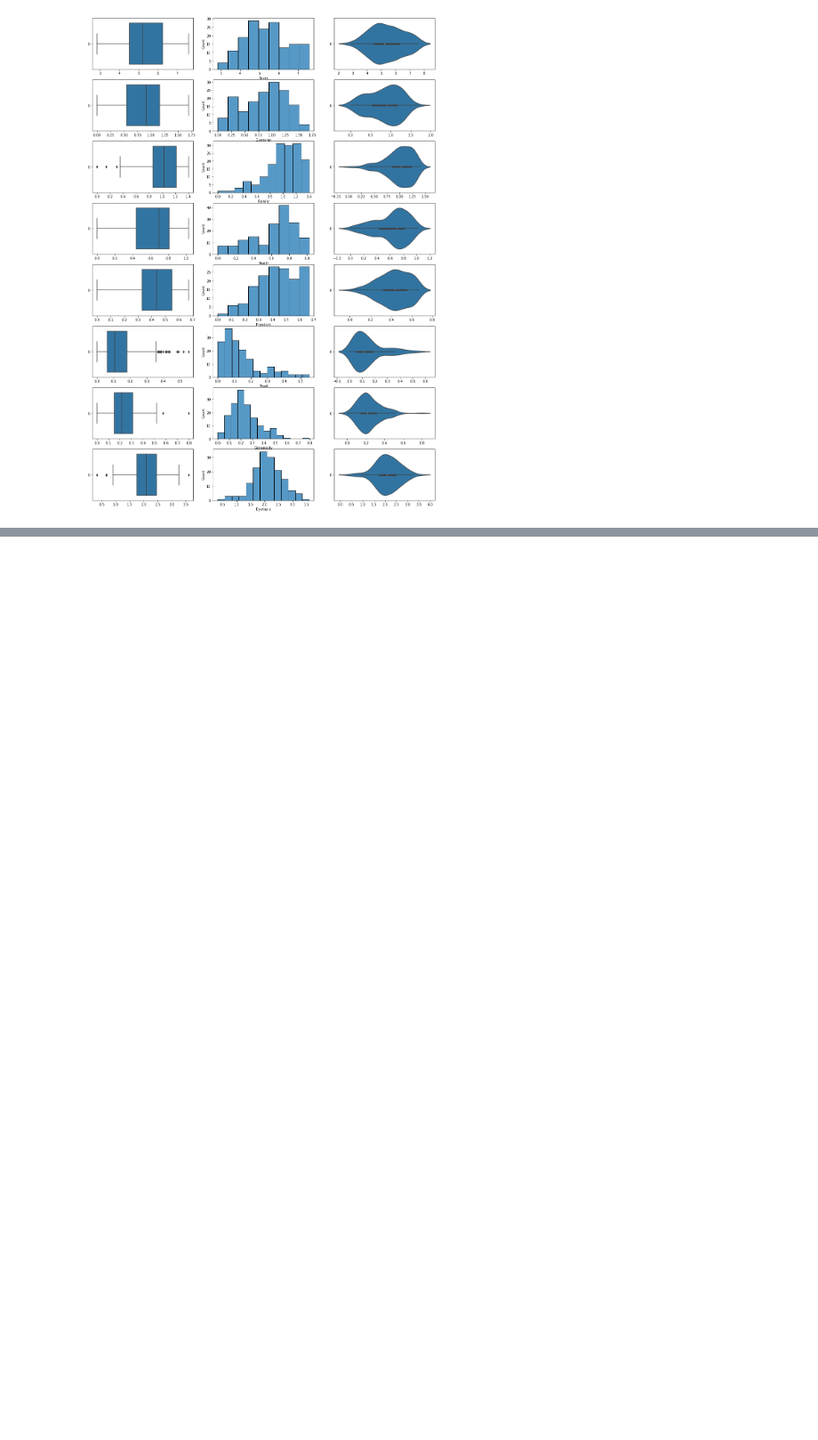
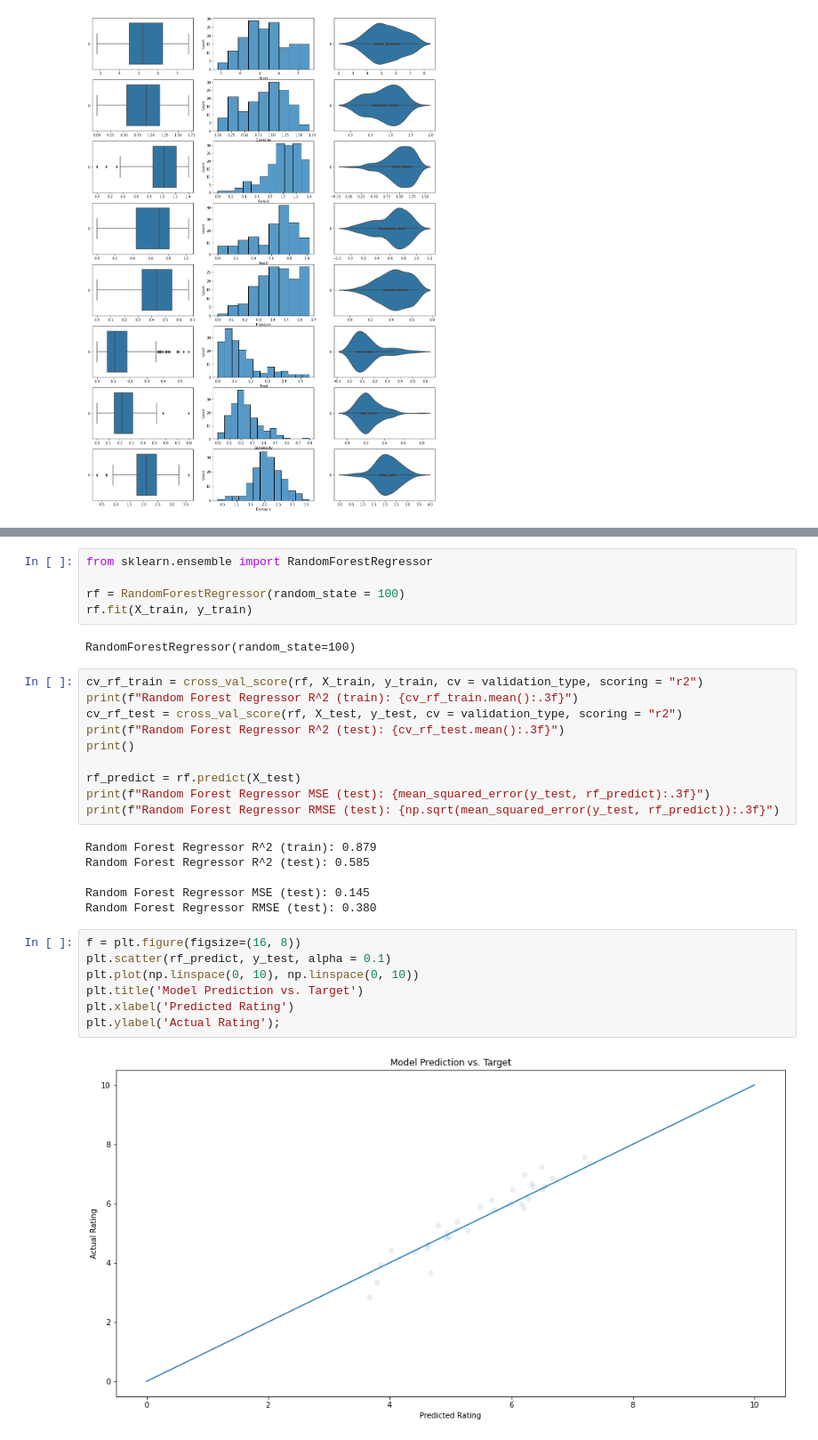
Before and after one commit to xaynezz/1015, a Jupyter notebook: notebooks/eda.ipynb, the cells around one changed output, grey strips where cells are left out. Shown at 89% size. Saved outputs shown, nothing was run; the diff lists cells and outputs as text; blank space fills up the shorter version.

```diff
--- a/notebooks/eda.ipynb
+++ b/notebooks/eda.ipynb
@@ -296,0 +317,32 @@ This is the geographic plot for Health.
+# %%
+from sklearn.ensemble import RandomForestRegressor
+
+rf = RandomForestRegressor(random_state = 100)
+rf.fit(X_train, y_train)
+# %% [output]
+RandomForestRegressor(random_state=100)
+# %%
+cv_rf_train = cross_val_score(rf, X_train, y_train, cv = validation_type, scoring = "r2")
+print(f"Random Forest Regressor R^2 (train): {cv_rf_train.mean():.3f}")
+cv_rf_test = cross_val_score(rf, X_test, y_test, cv = validation_type, scoring = "r2")
+print(f"Random Forest Regressor R^2 (test): {cv_rf_test.mean():.3f}")
+print()
+
+rf_predict = rf.predict(X_test)
+print(f"Random Forest Regressor MSE (test): {mean_squared_error(y_test, rf_predict):.3f}")
+print(f"Random Forest Regressor RMSE (test): {np.sqrt(mean_squared_error(y_test, rf_predict)):.3f}")
+# %% [output]
+Random Forest Regressor R^2 (train): 0.879
+Random Forest Regressor R^2 (test): 0.585
+
+Random Forest Regressor MSE (test): 0.145
+Random Forest Regressor RMSE (test): 0.380
+# %%
+f = plt.figure(figsize=(16, 8))
+plt.scatter(rf_predict, y_test, alpha = 0.1)
+plt.plot(np.linspace(0, 10), np.linspace(0, 10))
+plt.title('Model Prediction vs. Target')
+plt.xlabel('Predicted Rating')
+plt.ylabel('Actual Rating');
+# %% [output]
+[figure, added]
```
Also changed, not shown: parts of 77 cells of this notebook.
